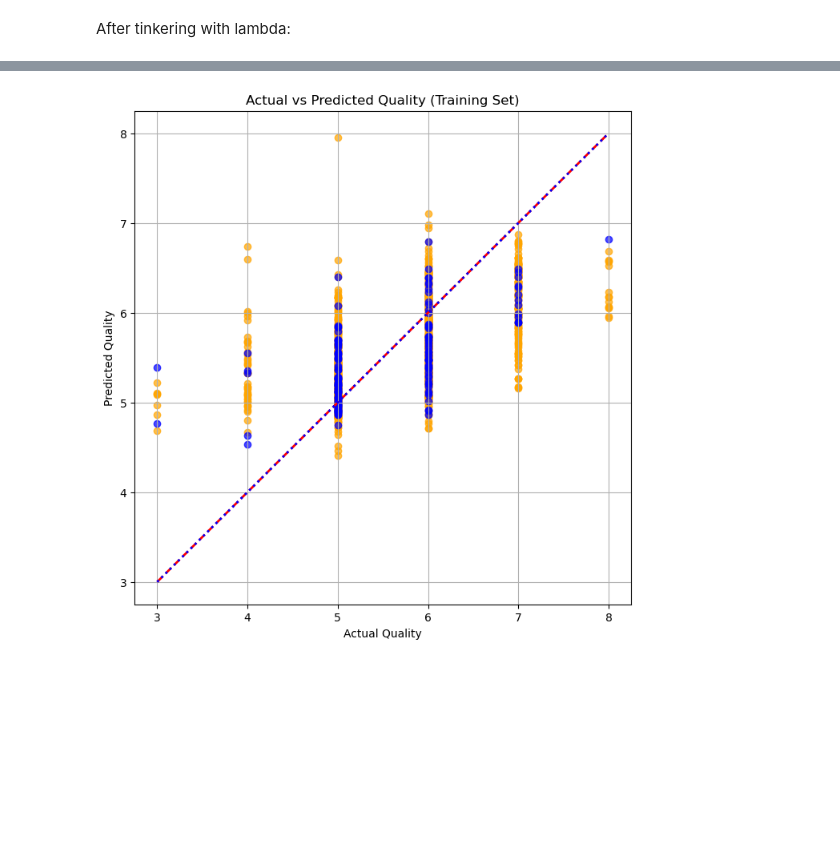
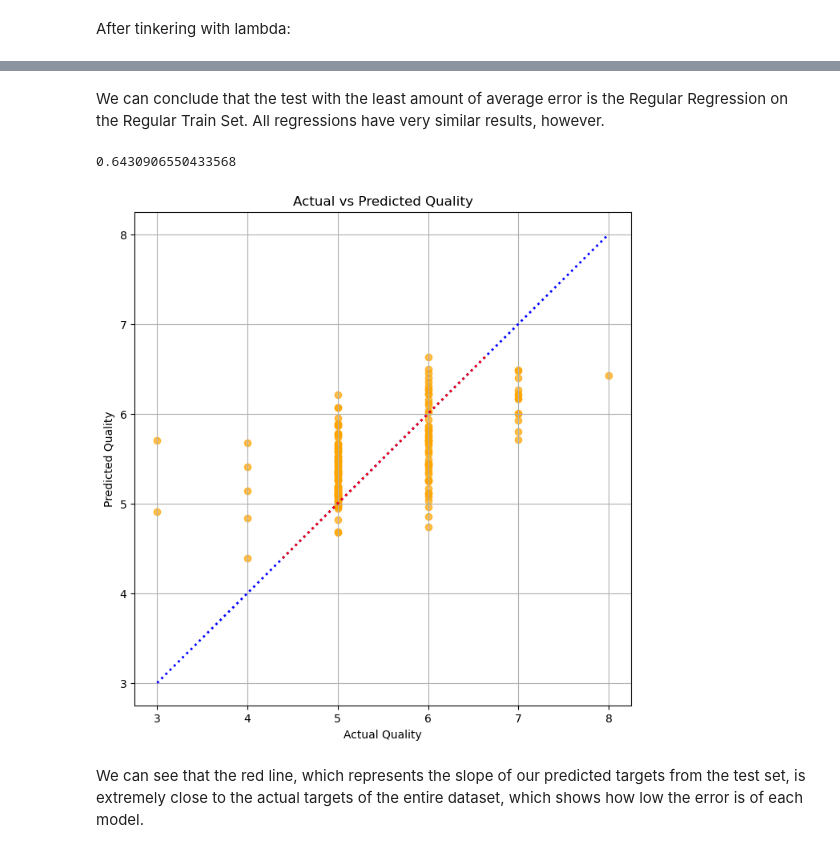
Before and after one commit to AidanMan217/Machine-Learning, a Jupyter notebook: wine quality (HW2).ipynb, the cells around one changed output, grey strips where cells are left out. Saved outputs shown, nothing was run; the diff lists cells and outputs as text; code cells hidden in the pictures; blank space fills up the shorter version.

```diff
--- a/wine quality (HW2).ipynb
+++ b/wine quality (HW2).ipynb
@@ -165,20 +152,33 @@ Since there is no lamba to adjust it with, this is the farthest we can get. So t
+# %% [markdown]
+We can conclude that the test with the least amount of average error is the Regular Regression on the Regular Train Set. All regressions have very similar results, however.
 # %%
 def pred(w,X):
     X = np.concatenate((np.ones((X.shape[0],1)),X),axis=1)
     return X @ w
 
-train_pred = pred(w_m_ridge_tss, X_train_standardized)
-test_pred = pred(w_m_ridge_tss, X_test_standardized)
+def alt_rmse(t,pred): #alternate version of the rmse
+    return np.sqrt(np.mean((pred-t)**2))
+
+regr_test_pred = pred(w_m_regr_train,X_test)
+print(alt_rmse(regr_test_pred,y_test))
+# %% [output]
+0.6430906550433568
 # %%
+y = rdf['quality']
+
 plt.figure(figsize=(8, 8))
-plt.scatter(y_train, train_pred, alpha=0.7,color='orange')
-plt.scatter(y_test, test_pred, alpha=0.7,color='blue')
-plt.plot([y_train.min(), y_train.max()], [y_train.min(), y_train.max()], 'r--', lw=2)
-plt.plot([y_test.min(), y_test.max()], [y_test.min(), y_test.max()], 'b', lw=2, linestyle=':')
+plt.scatter(y_test, regr_test_pred, alpha=0.7,color='orange')
+#plt.plot([y_train.min(), y_train.max()], [y_train.min(), y_train.max()], 'r--', lw=2)
+#plt.plot([y_test.min(), y_test.max()], [y_test.min(), y_test.max()], 'b', lw=2, linestyle=':')
+plt.plot([y.min(), y.max()], [y.min(), y.max()], 'b', lw=2, linestyle=':')
+plt.plot([regr_test_pred.min(), regr_test_pred.max()], [regr_test_pred.min(), regr_test_pred.max()], 'r', lw=2, linestyle=':')
+#plt.plot([regr_test_pred,regr_test_pred],'o',lw=2)
 plt.xlabel('Actual Quality')
 plt.ylabel('Predicted Quality')
-plt.title('Actual vs Predicted Quality (Training Set)')
+plt.title('Actual vs Predicted Quality')
 plt.grid(True)
 plt.show()
 # %% [output]
-[figure, old version]
+[figure, new version]
+# %% [markdown]
+We can see that the red line, which represents the slope of our predicted targets from the test set, is extremely close to the actual targets of the entire dataset, which shows how low the error is of each model.
```
Also changed, not shown: parts of 5 cells of this notebook.
